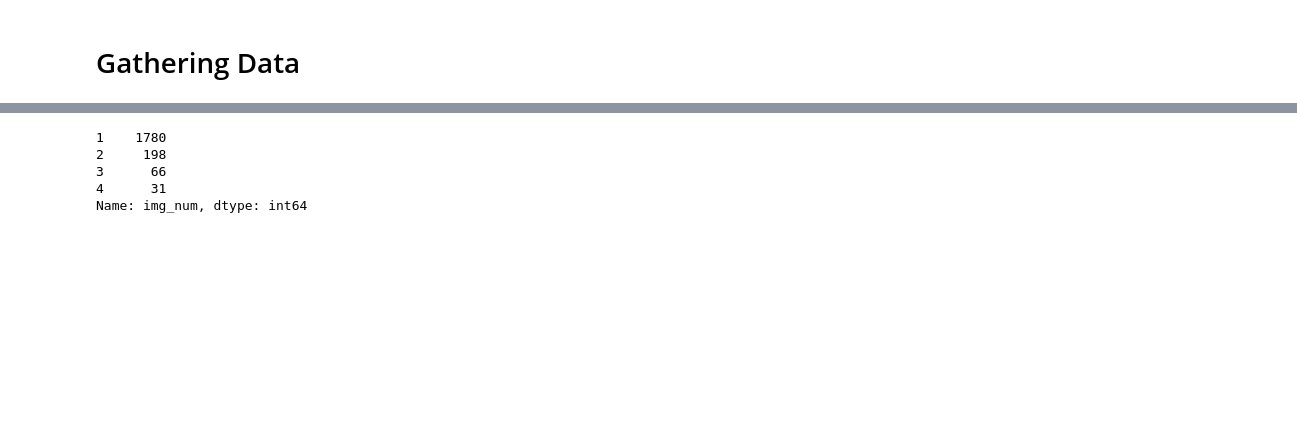
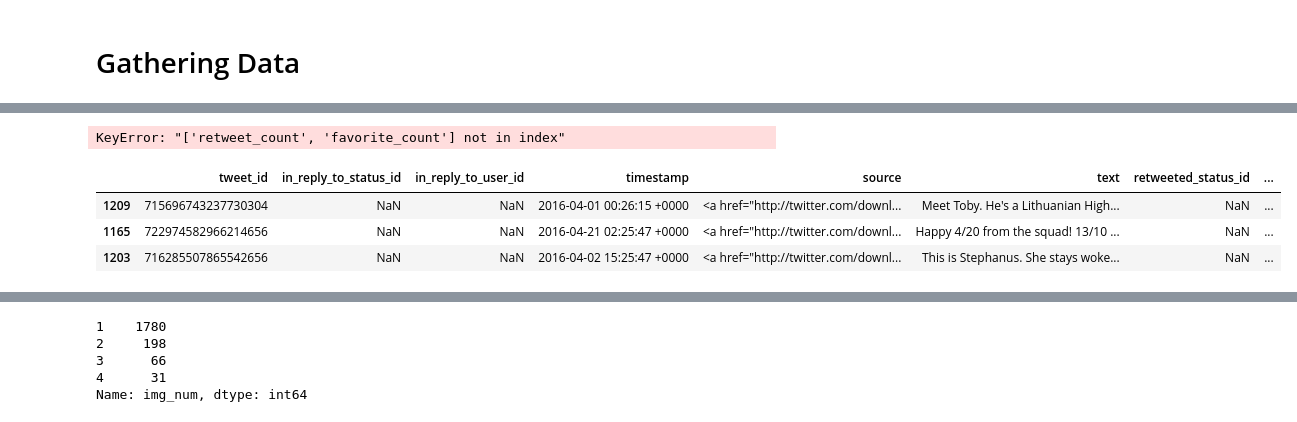
Before and after one commit to abhishekpandeyIT/Twitter_Data_Analysis, a Jupyter notebook: wrangle_act.ipynb, the cells around one changed output, grey strips where cells are left out. Drawn from its saved outputs; the diff is of its cells as text; code cells hidden in the pictures; blank space fills up the shorter version.

```diff
--- a/wrangle_act.ipynb
+++ b/wrangle_act.ipynb
@@ -15,7 +18,7 @@ from functools import reduce
 # %% [markdown]
 # Gathering Data
 # %%
-twitter1 = pd.read_csv('twitter-archive-enhanced.csv')
+df_tweet = pd.read_csv('F:/Github_repo/Wrangle_Analyse_Dataset/twitter-archive-enhanced-2.csv')
 # %%
 url = 'https://d17h27t6h515a5.cloudfront.net/topher/2017/August/599fd2ad_image-predictions/image-predictions.tsv'
 response = requests.get(url)
@@ -414,0 +79,14 @@ images.sample(5)
+# %%
+# Loading Twitter API data
+df_new = pd.read_json('F:/Github_repo/Wrangle_Analyse_Dataset/tweet-json.txt')
+df_new['tweet_id'] = tweet_id_success
+df_new = df_new[['tweet_id', 'favorite_count', 'retweet_count']]
+# %% [output]
+KeyError: "['retweet_count', 'favorite_count'] not in index"
+# %%
+df_tweet.sample(3)
+# %% [output]
+|  | tweet_id | in_reply_to_status_id | in_reply_to_user_id | timestamp | source | text | retweeted_status_id | ... |
+| 1209 | 715696743237730304 | NaN | NaN | 2016-04-01 00:26:15 +0000 | <a href="http://twitter.com/downl... | Meet Toby. He's a Lithuanian High... | NaN | ... |
+| 1165 | 722974582966214656 | NaN | NaN | 2016-04-21 02:25:47 +0000 | <a href="http://twitter.com/downl... | Happy 4/20 from the squad! 13/10 ... | NaN | ... |
+| 1203 | 716285507865542656 | NaN | NaN | 2016-04-02 15:25:47 +0000 | <a href="http://twitter.com/downl... | This is Stephanus. She stays woke... | NaN | ... |
```
Also changed, not shown: parts of 94 cells of this notebook, 2 other files.
